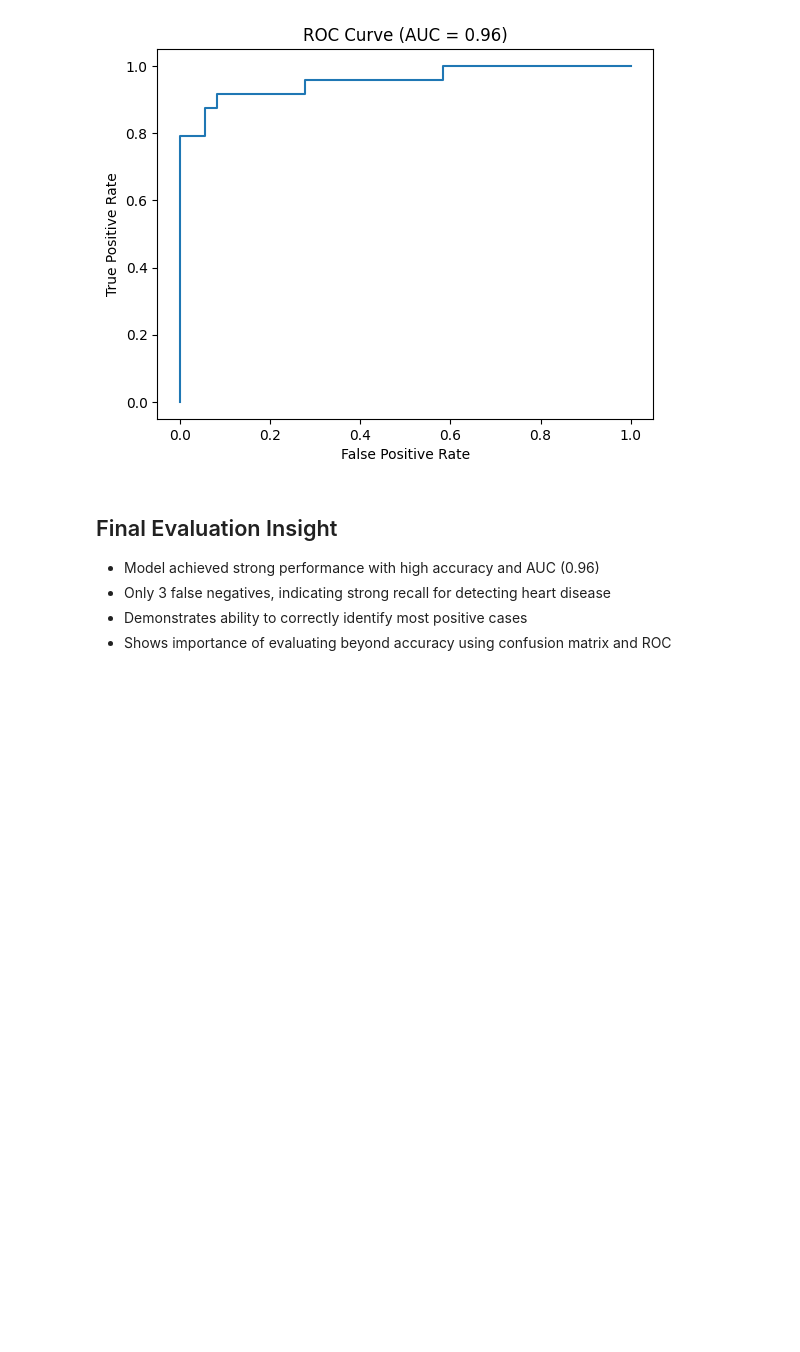
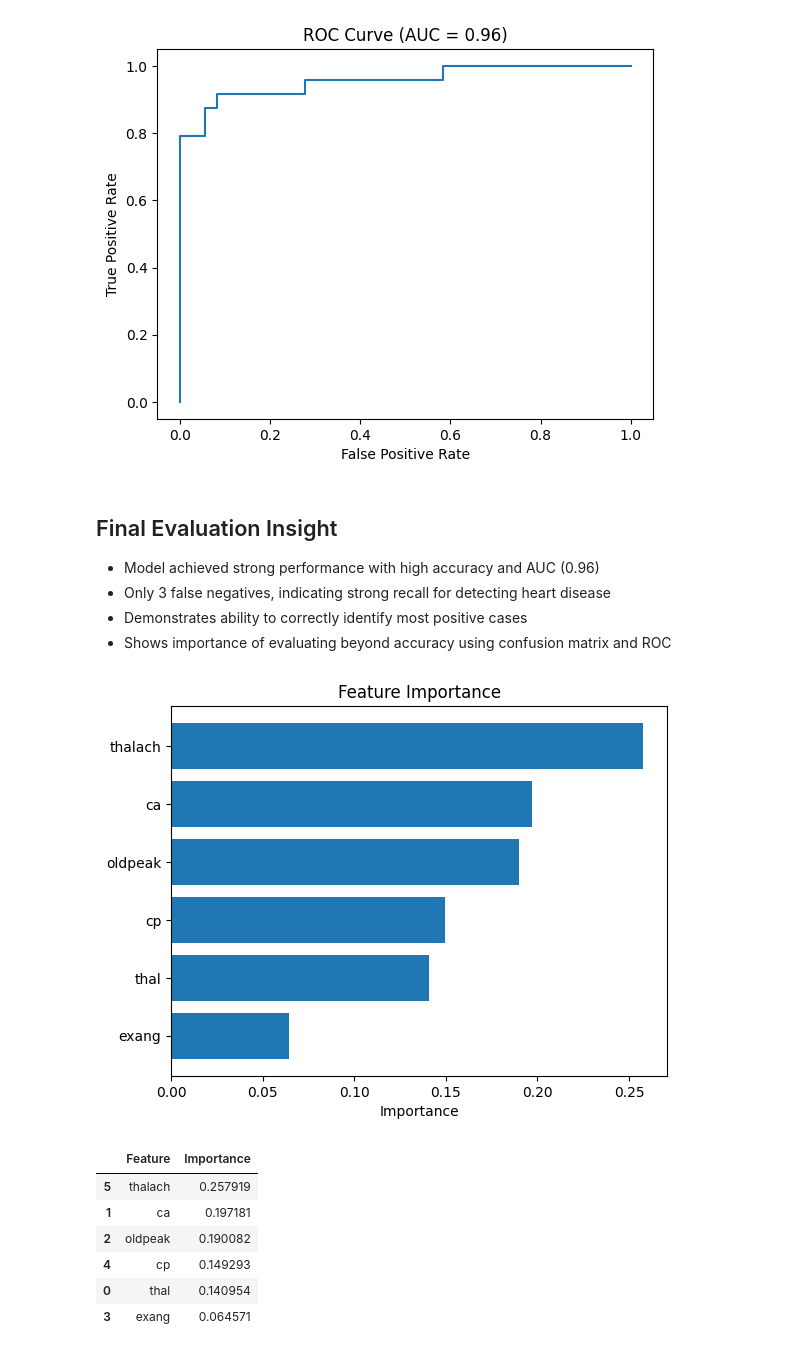
Before and after one commit to Danniejnr/heart-diseases-prediction, a Jupyter notebook: heart_diseases_prediction.ipynb, the cells around one changed output. Cells and saved outputs as stored; diff of their text form; code cells hidden in the pictures; blank space fills up the shorter version.

```diff
--- a/heart_diseases_prediction.ipynb
+++ b/heart_diseases_prediction.ipynb
@@ -302,3 +302,35 @@ plt.show()
 - Only 3 false negatives, indicating strong recall for detecting heart disease
 - Demonstrates ability to correctly identify most positive cases
 - Shows importance of evaluating beyond accuracy using confusion matrix and ROC
+# %%
+import pandas as pd
+import matplotlib.pyplot as plt
+
+# Get feature importance from Random Forest
+importances = rf_model.feature_importances_
+features = X.columns
+
+# Create dataframe
+feat_imp = pd.DataFrame({
+    'Feature': features,
+    'Importance': importances
+}).sort_values(by='Importance', ascending=False)
+
+# Plot
+plt.figure()
+plt.barh(feat_imp['Feature'], feat_imp['Importance'])
+plt.gca().invert_yaxis()
+plt.xlabel("Importance")
+plt.title("Feature Importance")
+plt.show()
+
+feat_imp
+# %% [output]
+[figure, added]
+|  | Feature | Importance |
+| 5 | thalach | 0.257919 |
+| 1 | ca | 0.197181 |
+| 2 | oldpeak | 0.190082 |
+| 4 | cp | 0.149293 |
+| 0 | thal | 0.140954 |
+| 3 | exang | 0.064571 |
```
Also changed, not shown: parts of 2 cells of this notebook.
